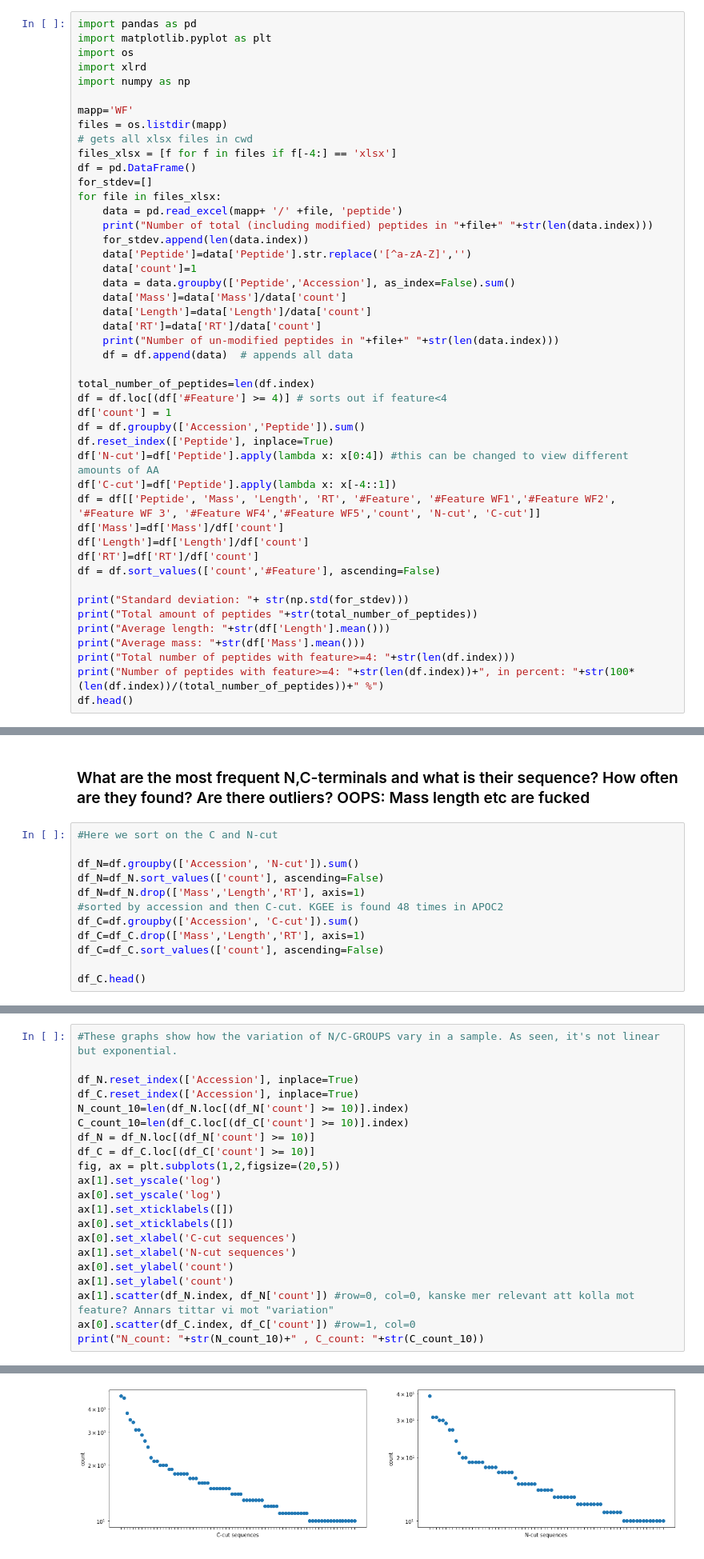
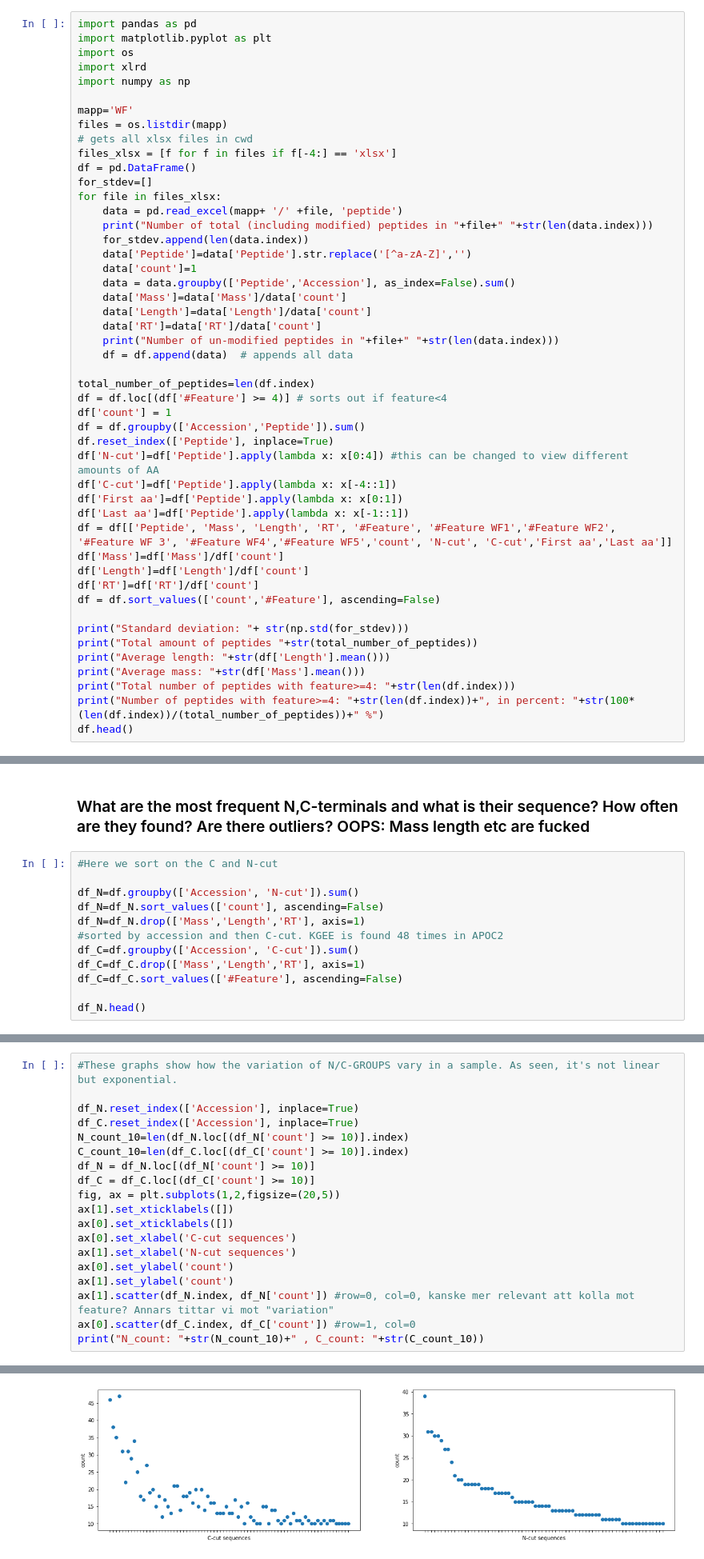
Before and after one commit to ErikHartman/peptidomic_py, a Jupyter notebook: in_group_analysis_erik.ipynb, the cells around one changed output, grey strips where cells are left out. Shown at 80% size. Saved outputs shown, nothing was run; the diff lists cells and outputs as text.

```diff
--- a/in_group_analysis_erik.ipynb
+++ b/in_group_analysis_erik.ipynb
@@ -33,7 +33,9 @@ df = df.groupby(['Accession','Peptide']).sum()
 df.reset_index(['Peptide'], inplace=True)
 df['N-cut']=df['Peptide'].apply(lambda x: x[0:4]) #this can be changed to view different amounts of AA
 df['C-cut']=df['Peptide'].apply(lambda x: x[-4::1])
-df = df[['Peptide', 'Mass', 'Length', 'RT', '#Feature', '#Feature WF1','#Feature WF2', '#Feature WF 3', '#Feature WF4','#Feature WF5','count', 'N-cut', 'C-cut']]
+df['First aa']=df['Peptide'].apply(lambda x: x[0:1])
+df['Last aa']=df['Peptide'].apply(lambda x: x[-1::1])
+df = df[['Peptide', 'Mass', 'Length', 'RT', '#Feature', '#Feature WF1','#Feature WF2', '#Feature WF 3', '#Feature WF4','#Feature WF5','count', 'N-cut', 'C-cut','First aa','Last aa']]
 df['Mass']=df['Mass']/df['count']
 df['Length']=df['Length']/df['count']
 df['RT']=df['RT']/df['count']
@@ -205,7 +225,7 @@ df_N=df_N.drop(['Mass','Length','RT'], axis=1)
 #sorted by accession and then C-cut. KGEE is found 48 times in APOC2
 df_C=df.groupby(['Accession', 'C-cut']).sum()
 df_C=df_C.drop(['Mass','Length','RT'], axis=1)
-df_C=df_C.sort_values(['count'], ascending=False)
+df_C=df_C.sort_values(['#Feature'], ascending=False)
 
-df_C.head()
+df_N.head()
 # %% [output]
@@ -219,27 +239,25 @@ df_C.head()
 # %%
 #These graphs show how the variation of N/C-GROUPS vary in a sample. As seen, it's not linear but exponential.
 
 df_N.reset_index(['Accession'], inplace=True)
 df_C.reset_index(['Accession'], inplace=True)
 N_count_10=len(df_N.loc[(df_N['count'] >= 10)].index)
 C_count_10=len(df_C.loc[(df_C['count'] >= 10)].index)
 df_N = df_N.loc[(df_N['count'] >= 10)]
 df_C = df_C.loc[(df_C['count'] >= 10)]
 fig, ax = plt.subplots(1,2,figsize=(20,5))
-ax[1].set_yscale('log')
-ax[0].set_yscale('log')
 ax[1].set_xticklabels([])
 ax[0].set_xticklabels([])
 ax[0].set_xlabel('C-cut sequences')
 ax[1].set_xlabel('N-cut sequences')
 ax[0].set_ylabel('count')
 ax[1].set_ylabel('count')
 ax[1].scatter(df_N.index, df_N['count']) #row=0, col=0, kanske mer relevant att kolla mot feature? Annars tittar vi mot "variation"
 ax[0].scatter(df_C.index, df_C['count']) #row=1, col=0
 print("N_count: "+str(N_count_10)+" , C_count: "+str(C_count_10))
 # %% [output]
 N_count: 72 , C_count: 79
-[figure, old version]
+[figure, new version]
 # %% [markdown]
 ### What are the most frequent groups of AA at the N,C-terminal? Are there any favoured combinations?
 # %%
```
Also changed, not shown: parts of 33 cells of this notebook, 1 other file.
